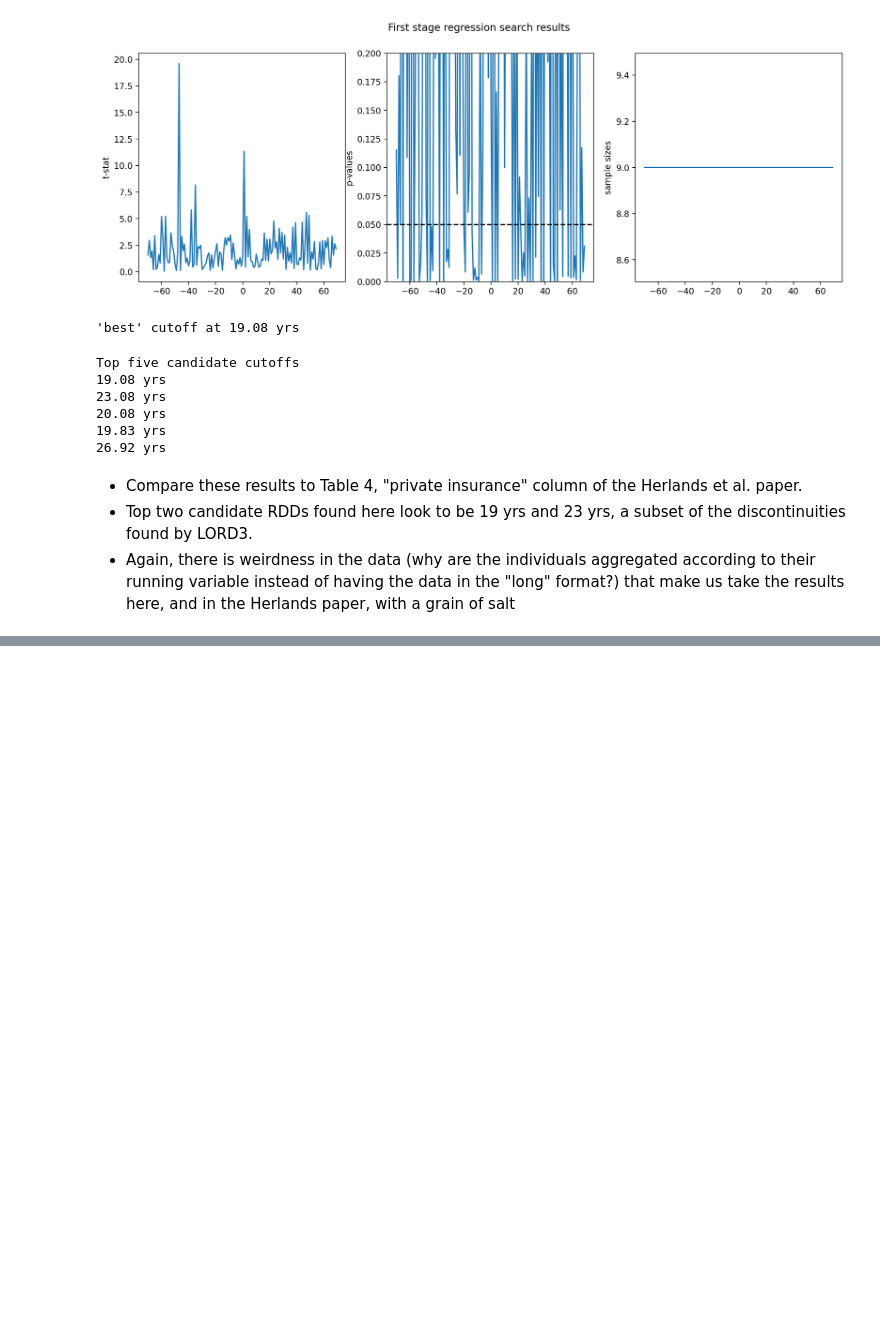
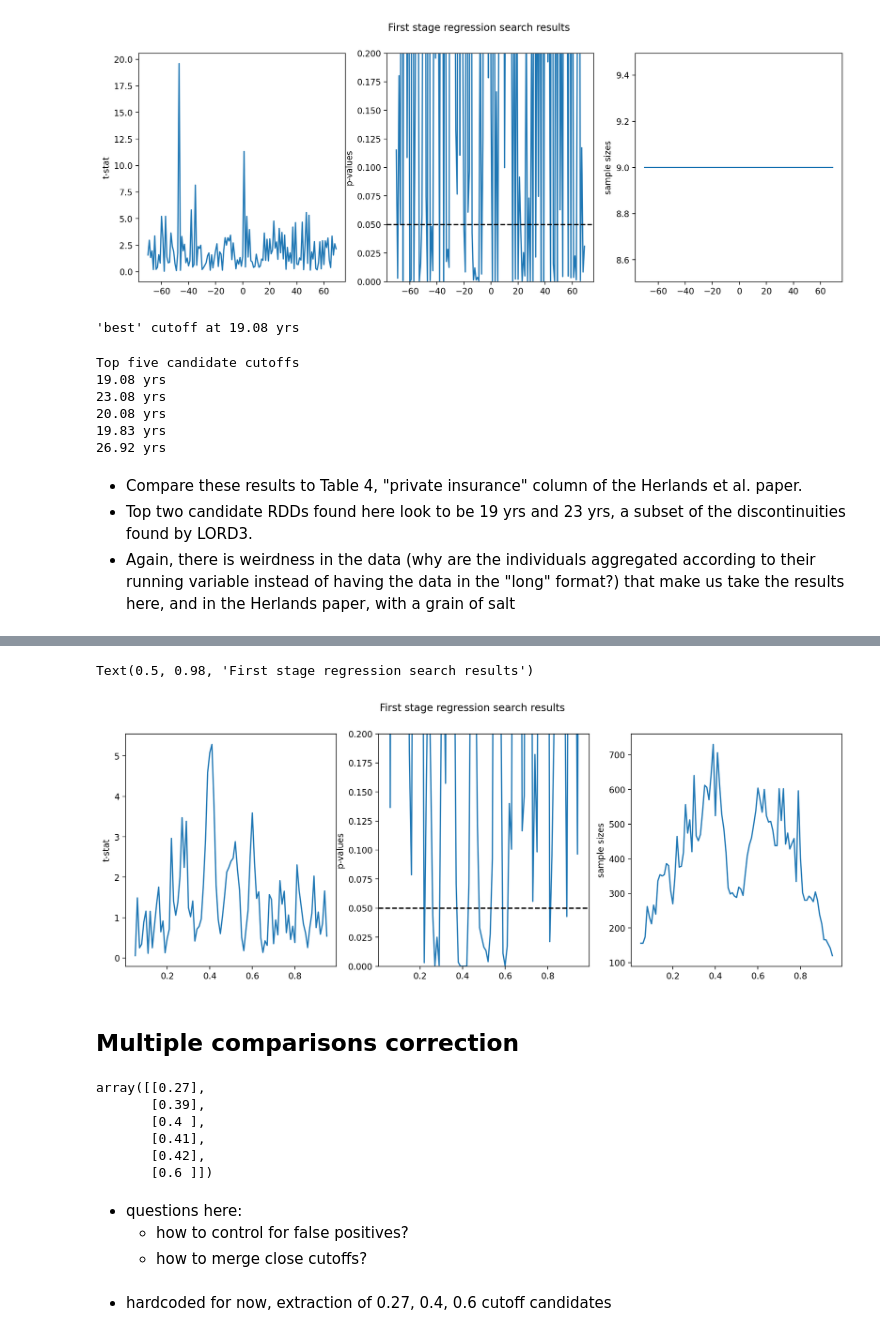
Before and after one commit to tliu526/rdd-discovery, a Jupyter notebook: notebooks/rdd_direct_search.ipynb, the cells around one changed output, grey strips where cells are left out. Saved outputs shown, nothing was run; the diff lists cells and outputs as text; code cells hidden in the pictures; blank space fills up the shorter version.

```diff
--- a/notebooks/rdd_direct_search.ipynb
+++ b/notebooks/rdd_direct_search.ipynb
@@ -428,0 +449,10 @@ Top five candidate cutoffs
+# %%
+n = 500
+df1 = gen_fuzzy_rdd(n, 0.8, 0.8, 0.2, seed=0, boundary=0.4)
+df2 = gen_fuzzy_rdd(n, 0.8, 0.8, 0.2, seed=0, boundary=0.6)
+
+df1['cat'] = 1
+df2['cat'] = 0
+
+blend_df = df1.append(df2)
+blend_df = blend_df.sample(frac=1).reset_index(drop=True)
@@ -428,0 +461,12 @@ Top five candidate cutoffs
+# %%
+%%time
+cutoffs = np.arange(0.05, 0.96, 0.01)
+
+pvals = []
+tstats = []
+ns = []
+for c in cutoffs:
+    t, p, n = test_discontinuity(blend_df, c)
+    tstats.append(t)
+    pvals.append(p)
+    ns.append(n)
@@ -428,0 +476,17 @@ Top five candidate cutoffs
+# %%
+fig, (ax1, ax2, ax3) = plt.subplots(1,3, figsize=(15,5), dpi=200)
+
+sns.lineplot(cutoffs, np.abs(tstats), ax=ax1)
+ax1.set_ylabel("t-stat")
+sns.lineplot(cutoffs, pvals, ax=ax2)
+ax2.set_ylabel("p-values")
+ax2.set_ylim(0, 0.2)
+ax2.axhline(y=0.05, ls='--', color='black')
+sns.lineplot(cutoffs, ns, ax=ax3)
+ax3.set_ylabel("sample sizes")
+fig.suptitle("First stage regression search results")
+# %% [output]
+Text(0.5, 0.98, 'First stage regression search results')
+[figure, added]
+# %% [markdown]
+## Multiple comparisons correction
@@ -428,0 +495,15 @@ Top five candidate cutoffs
+# %%
+cutoffs[np.argwhere(np.array(pvals) < corr_pval)]
+# %% [output]
+array([[0.27],
+       [0.39],
+       [0.4 ],
+       [0.41],
+       [0.42],
+       [0.6 ]])
+# %% [markdown]
+- questions here:
+    - how to control for false positives?
+    - how to merge close cutoffs?
+# %% [markdown]
+- hardcoded for now, extraction of 0.27, 0.4, 0.6 cutoff candidates
```
Also changed, not shown: parts of 72 cells of this notebook.
